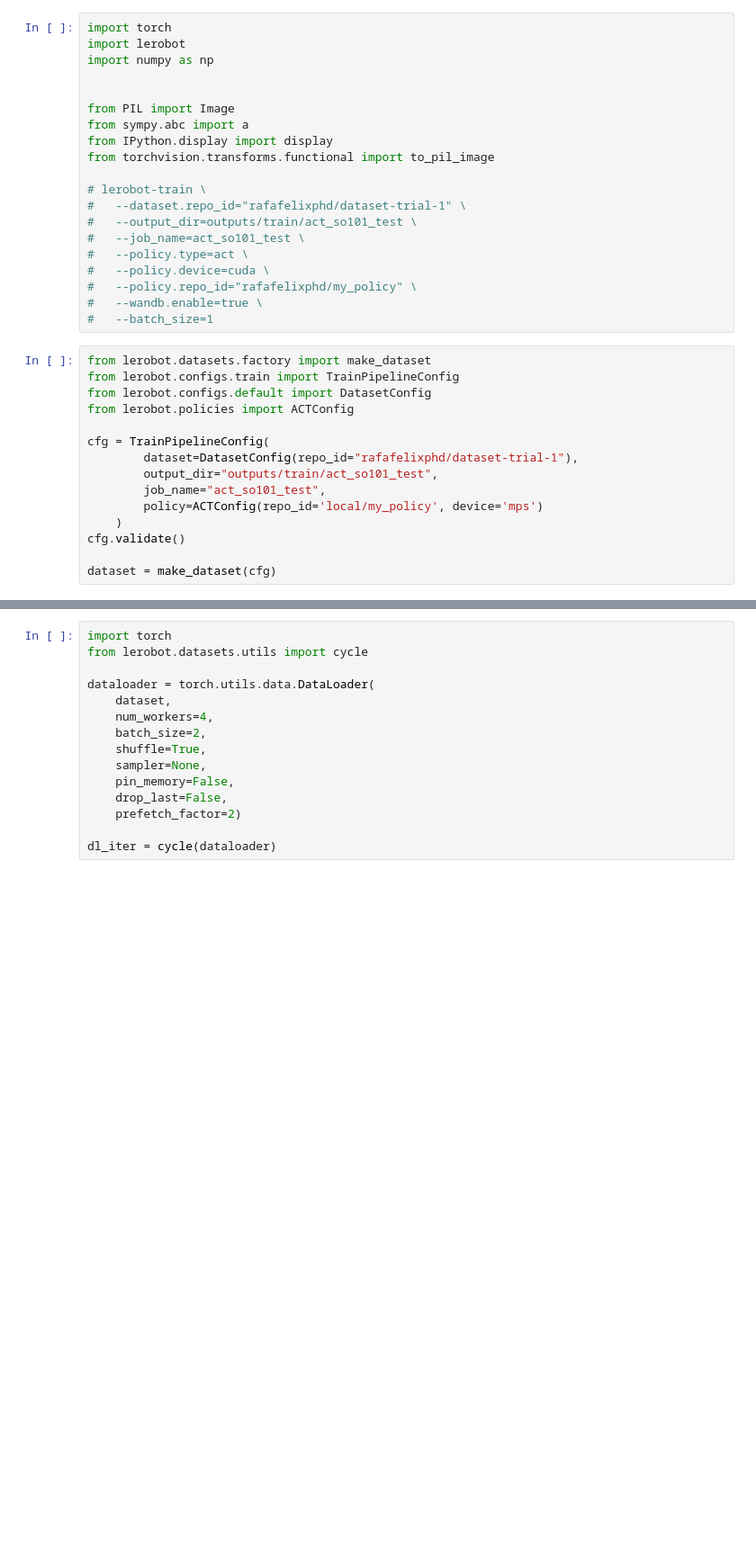
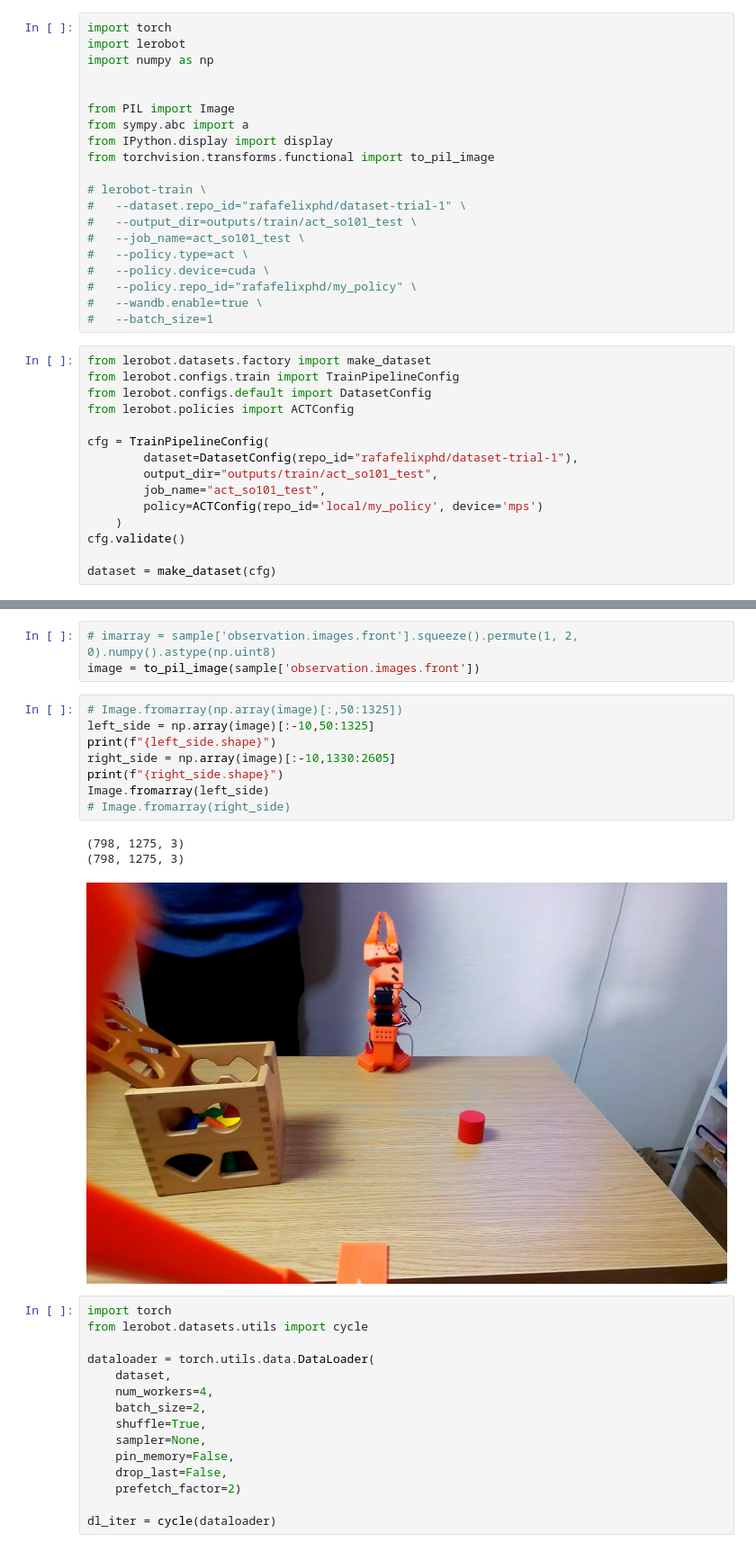
Before and after one commit to rafafelixphd/r2b_safety_lab, a Jupyter notebook: playground/notebooks/dataset-trials.ipynb, the cells around one changed output, grey strips where cells are left out. Shown at 90% size. Saved outputs shown, nothing was run; the diff lists cells and outputs as text; blank space fills up the shorter version.

```diff
--- a/playground/notebooks/dataset-trials.ipynb
+++ b/playground/notebooks/dataset-trials.ipynb
@@ -39,3 +41,18 @@ print(list(sample.keys()))
+# %%
+# imarray = sample['observation.images.front'].squeeze().permute(1, 2, 0).numpy().astype(np.uint8)
+image = to_pil_image(sample['observation.images.front'])
+# %%
+# Image.fromarray(np.array(image)[:,50:1325])
+left_side = np.array(image)[:-10,50:1325]
+print(f"{left_side.shape}")
+right_side = np.array(image)[:-10,1330:2605]
+print(f"{right_side.shape}")
+Image.fromarray(left_side)
+# Image.fromarray(right_side)
+# %% [output]
+(798, 1275, 3)
+(798, 1275, 3)
+[figure, added]
 # %%
 import torch
 from lerobot.datasets.utils import cycle
```
Also changed, not shown: parts of 5 cells of this notebook, 4 other files.
